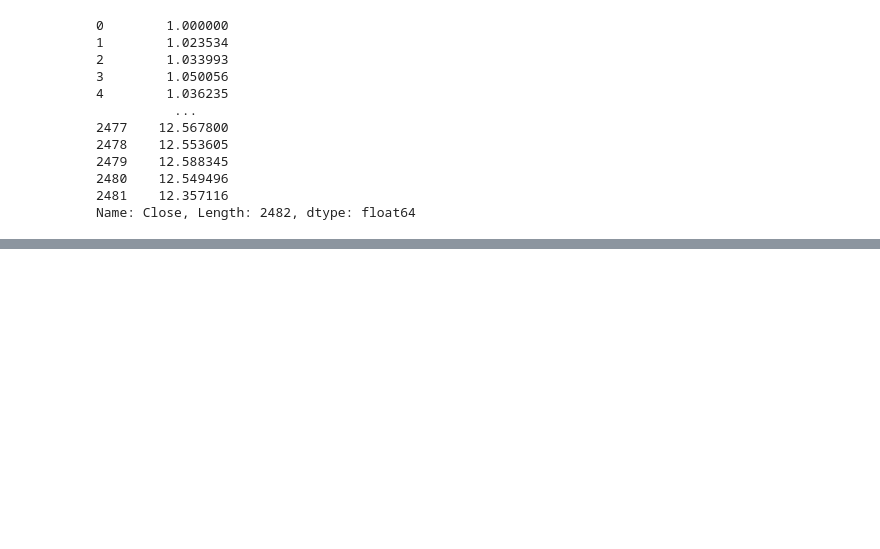
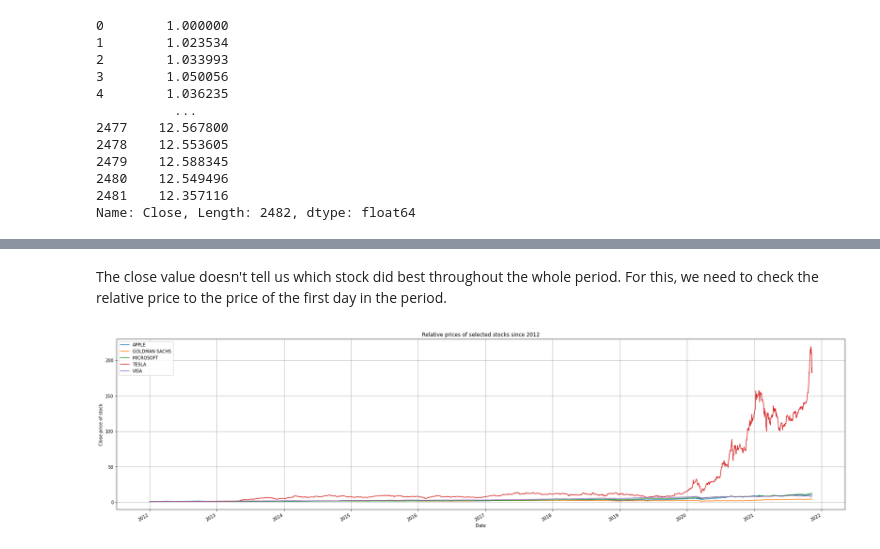
Before and after one commit to bindas1/PortfolioOptimizer, a Jupyter notebook: PortfolioOptimizer.ipynb, the cells around one changed output, grey strips where cells are left out. Saved outputs shown, nothing was run; the diff lists cells and outputs as text; code cells hidden in the pictures; blank space fills up the shorter version.

```diff
--- a/PortfolioOptimizer.ipynb
+++ b/PortfolioOptimizer.ipynb
@@ -95,0 +119,15 @@ sns.lineplot(x=msft.Date, y=msft.Close, title="Price of ")
+# %% [markdown]
+The close value doesn't tell us which stock did best throughout the whole period. For this, we need to check the relative price to the price of the first day in the period.
+# %%
+fig, ax = plt.subplots(figsize=(30,8))
+
+for key, grp in stock_df.groupby(['Company']):
+    ax = grp.plot(ax=ax, kind='line', x='Date', y='Rel_price', label=key)
+
+plt.legend(loc='best')
+plt.title("Relative prices of selected stocks since 2012")
+plt.ylabel("Close price of stock")
+plt.grid()
+plt.show()
+# %% [output]
+[figure, added]
```
Also changed, not shown: parts of 9 cells of this notebook.
